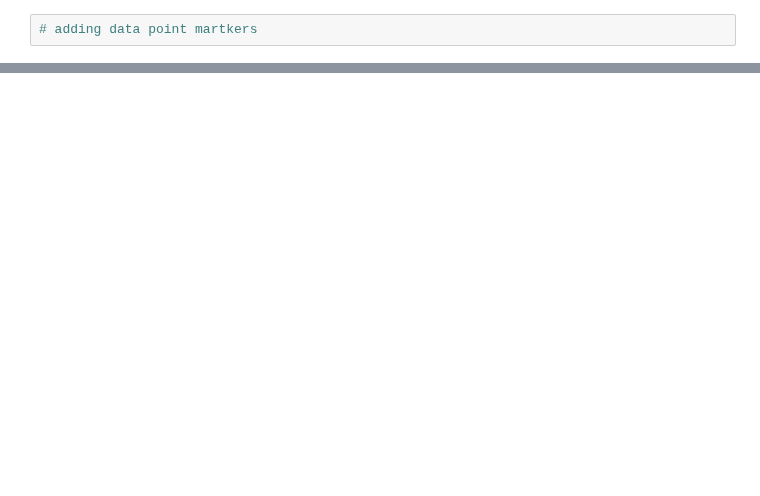
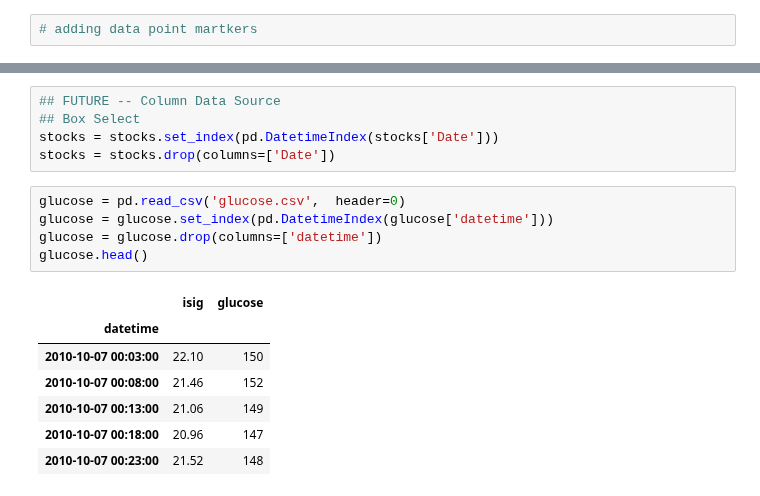
Before and after one commit to afminmax/DC-Data-Scientist-Lessons, a Jupyter notebook: 15-Python Bokeh/python-viz-2.ipynb, the cells around one changed output, grey strips where cells are left out. Drawn from its saved outputs; the diff is of its cells as text; blank space fills up the shorter version.

```diff
--- a/15-Python Bokeh/python-viz-2.ipynb
+++ b/15-Python Bokeh/python-viz-2.ipynb
@@ -269,0 +306,18 @@ show(p)
+# %%
+## FUTURE -- Column Data Source
+## Box Select
+stocks = stocks.set_index(pd.DatetimeIndex(stocks['Date']))
+stocks = stocks.drop(columns=['Date'])
+# %%
+glucose = pd.read_csv('glucose.csv',  header=0)
+glucose = glucose.set_index(pd.DatetimeIndex(glucose['datetime']))
+glucose = glucose.drop(columns=['datetime'])
+glucose.head()
+# %% [output]
+|  | isig | glucose |
+| datetime |  |  |
+| 2010-10-07 00:03:00 | 22.10 | 150 |
+| 2010-10-07 00:08:00 | 21.46 | 152 |
+| 2010-10-07 00:13:00 | 21.06 | 149 |
+| 2010-10-07 00:18:00 | 20.96 | 147 |
+| 2010-10-07 00:23:00 | 21.52 | 148 |
```
Also changed, not shown: parts of 6 cells of this notebook.
